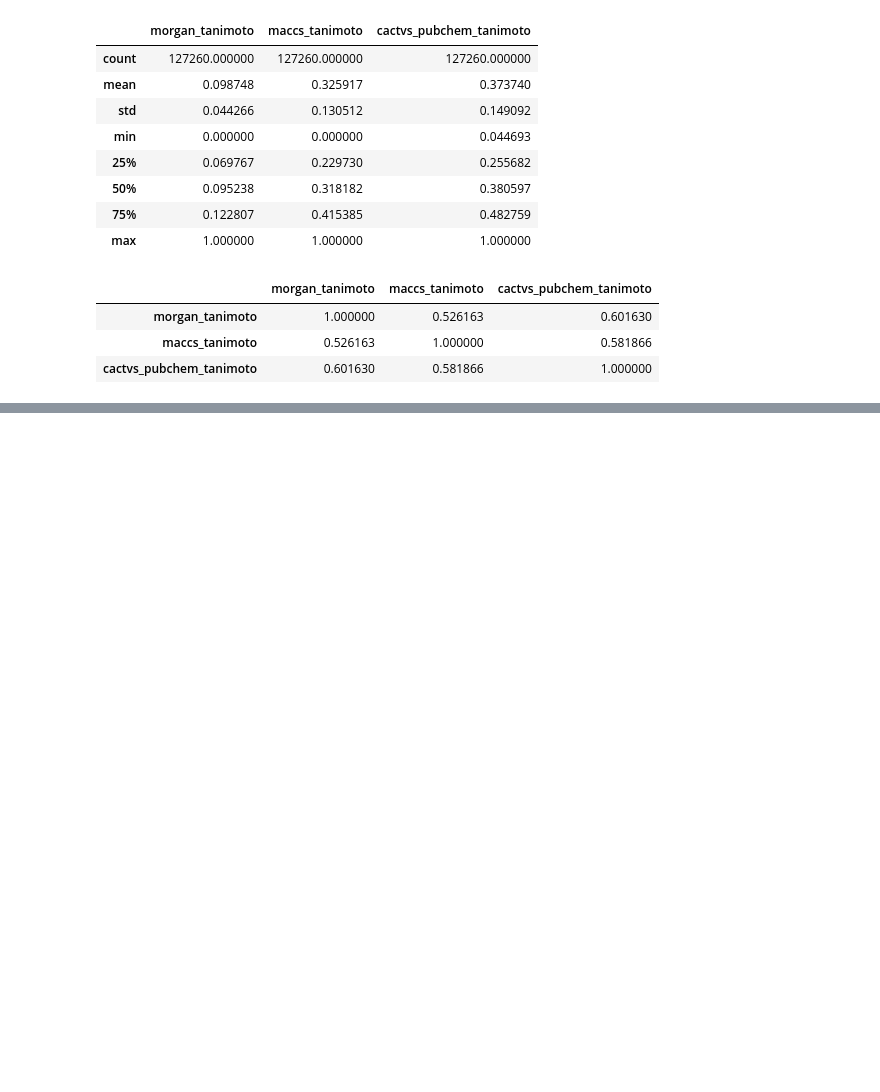
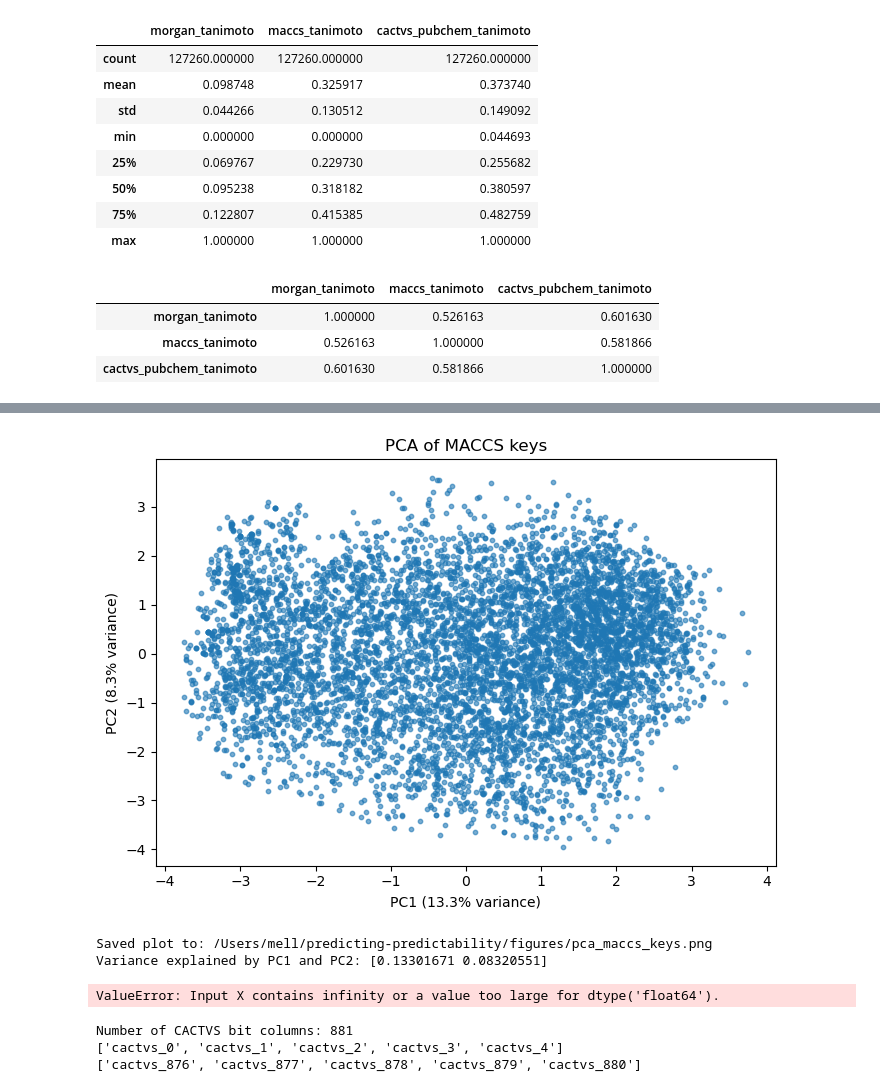
Before and after one commit to mell508-gif/predicting-predictability, a Jupyter notebook: notebooks/objective_2_rdkit_fingerprints.ipynb, the cells around one changed output, grey strips where cells are left out. Saved outputs shown, nothing was run; the diff lists cells and outputs as text; code cells hidden in the pictures; blank space fills up the shorter version.

```diff
--- a/notebooks/objective_2_rdkit_fingerprints.ipynb
+++ b/notebooks/objective_2_rdkit_fingerprints.ipynb
@@ -937,0 +1054,12 @@ Pairwise table: (127260, 7)
+# %%
+maccs_pca_df = make_pca_plot(
+    df=maccs_df,
+    feature_cols=maccs_cols,
+    representation_name="MACCS keys",
+    output_filename="pca_maccs_keys.png",
+    scale_features=False
+)
+# %% [output]
+[figure, added]
+Saved plot to: /Users/mell/predicting-predictability/figures/pca_maccs_keys.png
+Variance explained by PC1 and PC2: [0.13301671 0.08320551]
@@ -937,0 +1068,10 @@ Pairwise table: (127260, 7)
+# %%
+cactvs_pca_df = make_pca_plot(
+    df=cactvs_df,
+    feature_cols=cactvs_cols,
+    representation_name="CACTVS/PubChem fingerprints",
+    output_filename="pca_cactvs_pubchem_fingerprints.png",
+    scale_features=False
+)
+# %% [output]
+ValueError: Input X contains infinity or a value too large for dtype('float64').
@@ -937,0 +1080,13 @@ Pairwise table: (127260, 7)
+# %%
+cactvs_cols = [
+    col for col in cactvs_df.columns
+    if col.startswith("cactvs_") and col != "cactvs_pubchem_fp"
+]
+
+print("Number of CACTVS bit columns:", len(cactvs_cols))
+print(cactvs_cols[:5])
+print(cactvs_cols[-5:])
+# %% [output]
+Number of CACTVS bit columns: 881
+['cactvs_0', 'cactvs_1', 'cactvs_2', 'cactvs_3', 'cactvs_4']
+['cactvs_876', 'cactvs_877', 'cactvs_878', 'cactvs_879', 'cactvs_880']
```
Also changed, not shown: parts of 14 cells of this notebook, 8 other files.
